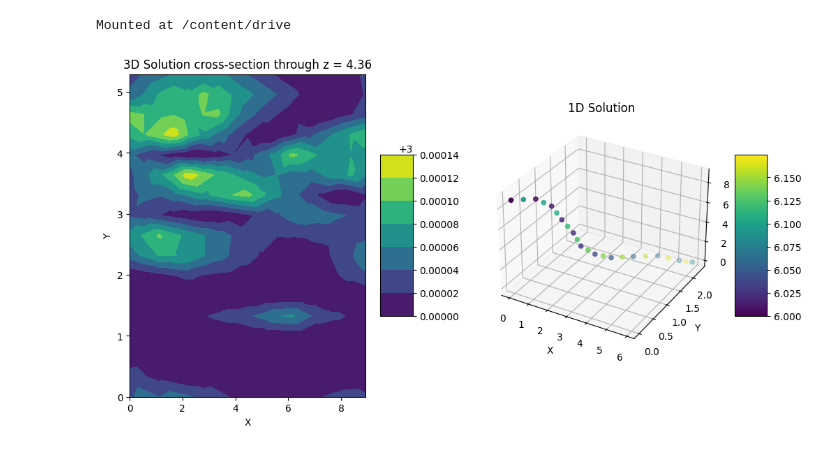
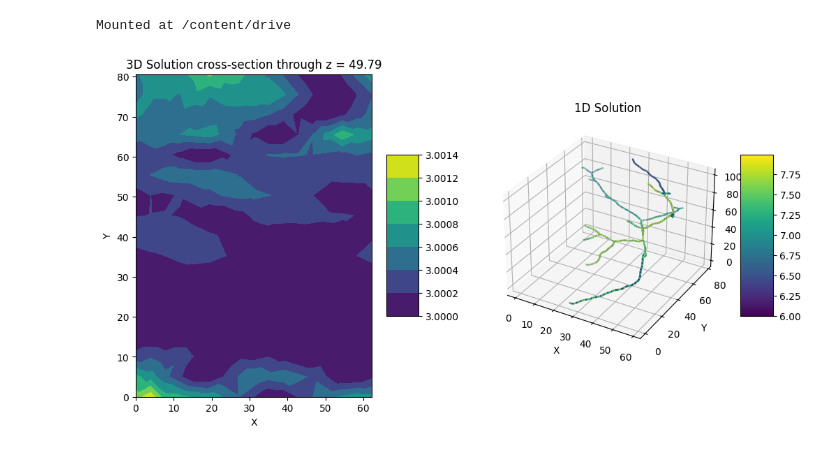
Before and after one commit to isosafrasaurus/3D-1D, a Jupyter notebook: 3D1D.ipynb, the cells around one changed output. Saved outputs shown, nothing was run; the diff lists cells and outputs as text; code cells hidden in the pictures.

Commit message:
visualizer 2

```diff
--- a/3D1D.ipynb
+++ b/3D1D.ipynb
@@ -83,7 +83,7 @@ G = FenicsGraph()
 ind = 0
 branch_points = {}
 
-for n in range(1):
+for n in range(29):
     file_name = WD_PATH+'/data/pv_json1_mod/Centerline_'+str(n)+'.mrk.json'
     f = open(file_name)
     data = json.load(f)
@@ -228,6 +228,7 @@ uh3d, uh1d = wh
 # File(WD_PATH + 'plots/pv1_mod/pressure1d.pvd') << uh1d
 # File(WD_PATH + 'plots/pv1_mod/pressure3d.pvd') << uh3d
 # %%
+#@title visualizer
 import matplotlib as mpl
 import matplotlib.pyplot as plt
 from mpl_toolkits.mplot3d import Axes3D
@@ -258,32 +259,32 @@ z_slice = 0.5 * np.max(coords3d[:, 2])
 # Find indices of points in the z-slice
 slice_indices = np.where(np.abs(coords3d[:, 2] - z_slice) < 1e-3)[0]
 
 # Extract coordinates and solution values for the slice
 x_slice = coords3d[slice_indices, 0]
 y_slice = coords3d[slice_indices, 1]
 u_slice = u3d_vals[slice_indices]
 
 # Plotting 3D data and heatmap
 fig = plt.figure(figsize=(12, 6))
 
 # Heatmap for a slice of uh3d
 ax1 = fig.add_subplot(121)
 triang = mpl.tri.Triangulation(x_slice, y_slice)
 contour = ax1.tricontourf(triang, u_slice, cmap='viridis')
 fig.colorbar(contour, ax=ax1, shrink=0.5, aspect=5)
 ax1.set_title(f'3D Solution cross-section through z = {z_slice:.2f}')
 ax1.set_xlabel('X')
 ax1.set_ylabel('Y')
 
 # 3D scatter plot for uh1d
 ax2 = fig.add_subplot(122, projection='3d')
-scatter2 = ax2.scatter(x1d_vals, y1d_vals, z1d_vals, c=u1d_vals, cmap='viridis')
+scatter2 = ax2.scatter(x1d_vals, y1d_vals, z1d_vals, c=u1d_vals, cmap='viridis', s=1)
 ax2.set_title("1D Solution")
 ax2.set_xlabel("X")
 ax2.set_ylabel("Y")
 ax2.set_zlabel("Z")
 fig.colorbar(scatter2, ax=ax2, shrink=0.5, aspect=5)
 
 plt.show()
 # %% [output]
-[figure, old version]
+[figure, new version]
```
Also changed, not shown: parts of 1 cell of this notebook.
